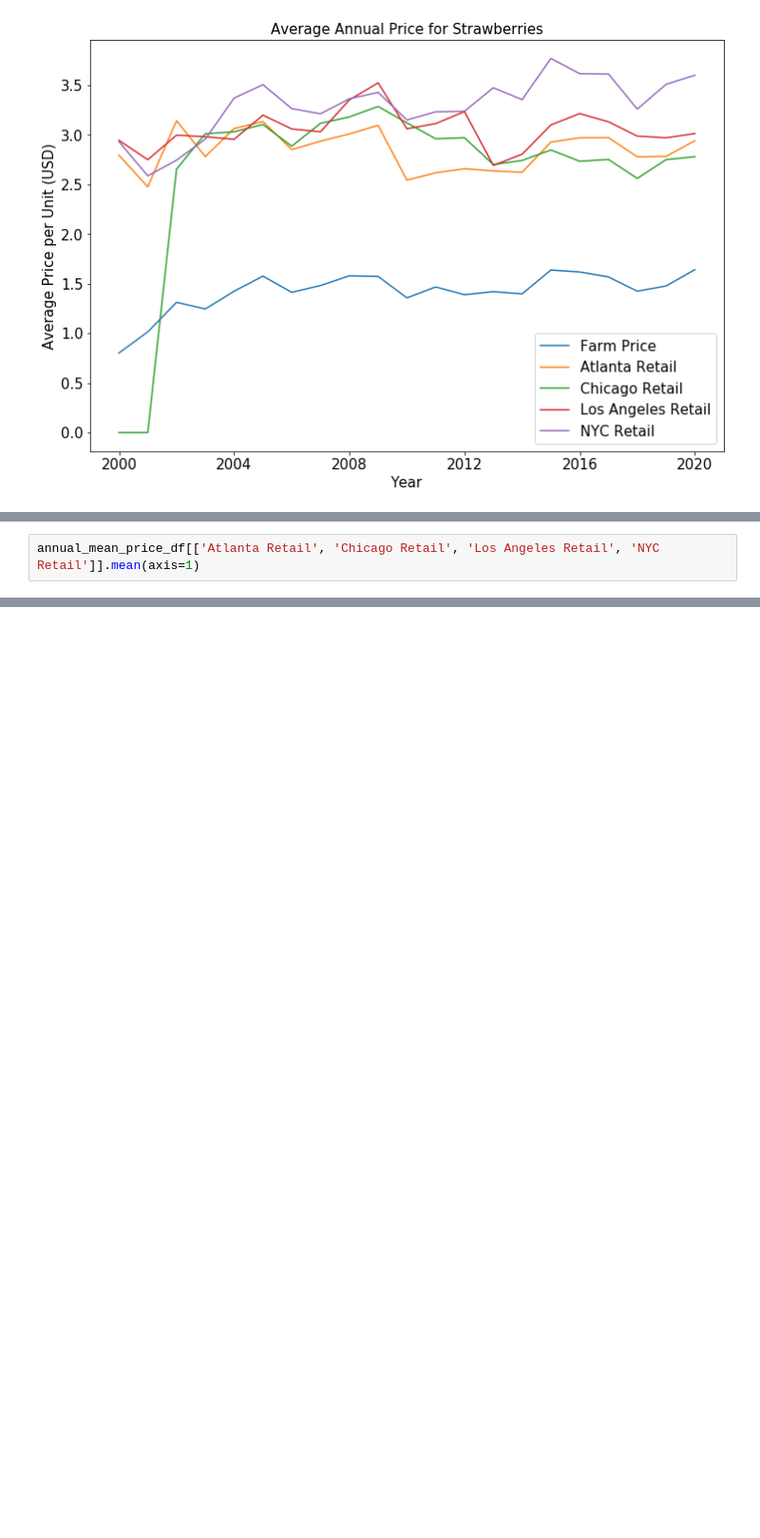
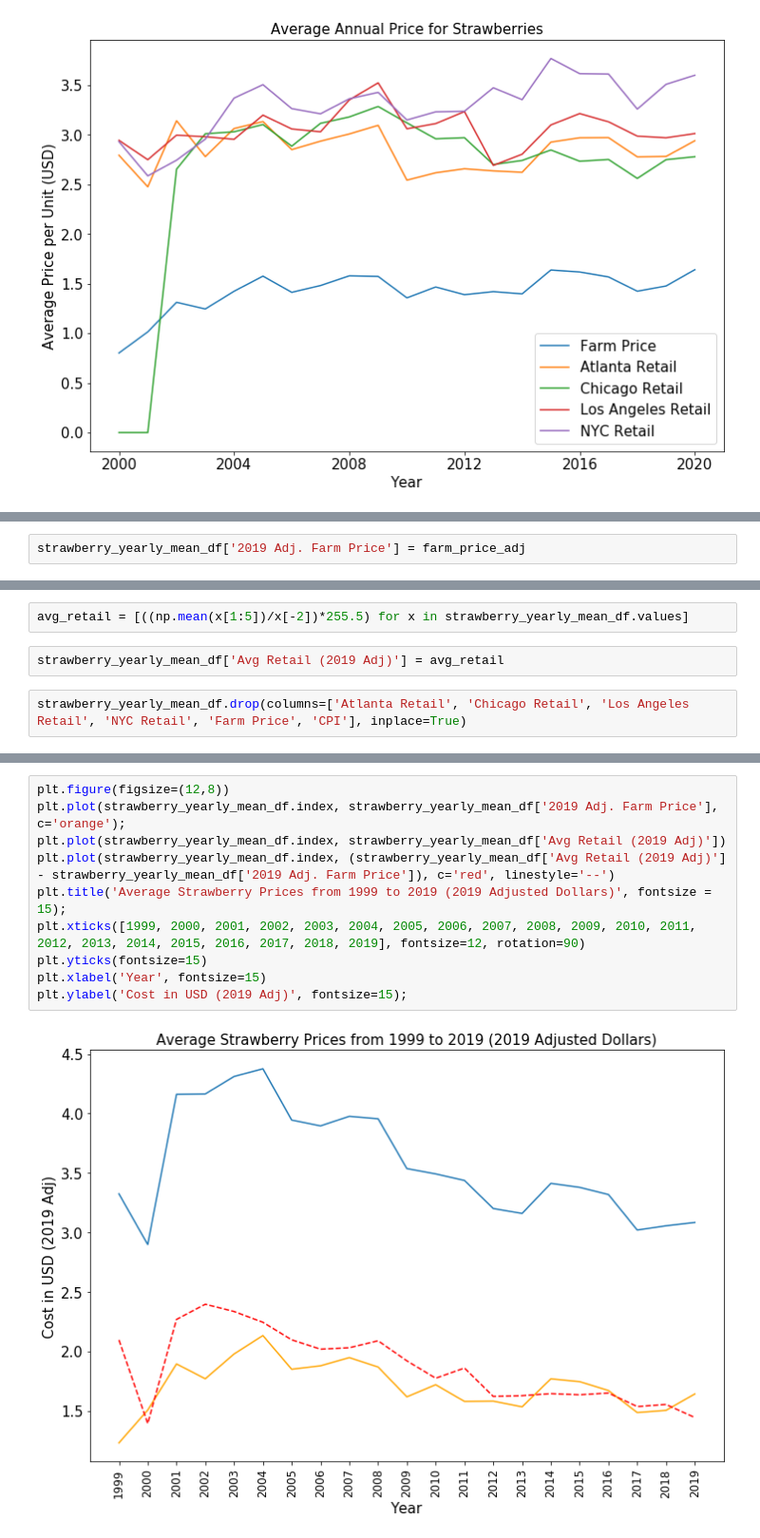
Before and after one commit to tim-christy/agriculture-price-analysis, a Jupyter notebook: notebooks/01_exploration/EDA_LB.ipynb, the cells around one changed output, grey strips where cells are left out. Shown at 95% size. Cells and saved outputs as stored; diff of their text form; blank space fills up the shorter version.

Commit message:
adjusted for inflation. Completed strawberry graphs

```diff
--- a/notebooks/01_exploration/EDA_LB.ipynb
+++ b/notebooks/01_exploration/EDA_LB.ipynb
@@ -65,0 +139,2 @@ annual_mean_price_df = produce_df.resample('Y').mean()
+# %%
+strawberry_yearly_mean_df['2019 Adj. Farm Price'] = farm_price_adj
@@ -66,2 +151,6 @@ annual_mean_price_df = produce_df.resample('Y').mean()
+# %%
+avg_retail = [((np.mean(x[1:5])/x[-2])*255.5) for x in strawberry_yearly_mean_df.values]
+# %%
+strawberry_yearly_mean_df['Avg Retail (2019 Adj)'] = avg_retail
 # %%
-annual_mean_price_df[['Atlanta Retail', 'Chicago Retail', 'Los Angeles Retail', 'NYC Retail']].mean(axis=1)
+strawberry_yearly_mean_df.drop(columns=['Atlanta Retail', 'Chicago Retail', 'Los Angeles Retail', 'NYC Retail', 'Farm Price', 'CPI'], inplace=True)
@@ -123,0 +167,12 @@ plt.plot(annual_mean_price_df.index, annual_mean_price_df[:])
+# %%
+plt.figure(figsize=(12,8))
+plt.plot(strawberry_yearly_mean_df.index, strawberry_yearly_mean_df['2019 Adj. Farm Price'], c='orange');
+plt.plot(strawberry_yearly_mean_df.index, strawberry_yearly_mean_df['Avg Retail (2019 Adj)'])
+plt.plot(strawberry_yearly_mean_df.index, (strawberry_yearly_mean_df['Avg Retail (2019 Adj)'] - strawberry_yearly_mean_df['2019 Adj. Farm Price']), c='red', linestyle='--')
+plt.title('Average Strawberry Prices from 1999 to 2019 (2019 Adjusted Dollars)', fontsize = 15);
+plt.xticks([1999, 2000, 2001, 2002, 2003, 2004, 2005, 2006, 2007, 2008, 2009, 2010, 2011, 2012, 2013, 2014, 2015, 2016, 2017, 2018, 2019], fontsize=12, rotation=90)
+plt.yticks(fontsize=15)
+plt.xlabel('Year', fontsize=15)
+plt.ylabel('Cost in USD (2019 Adj)', fontsize=15);
+# %% [output]
+[figure, added]
```
Also changed, not shown: parts of 19 cells of this notebook.
